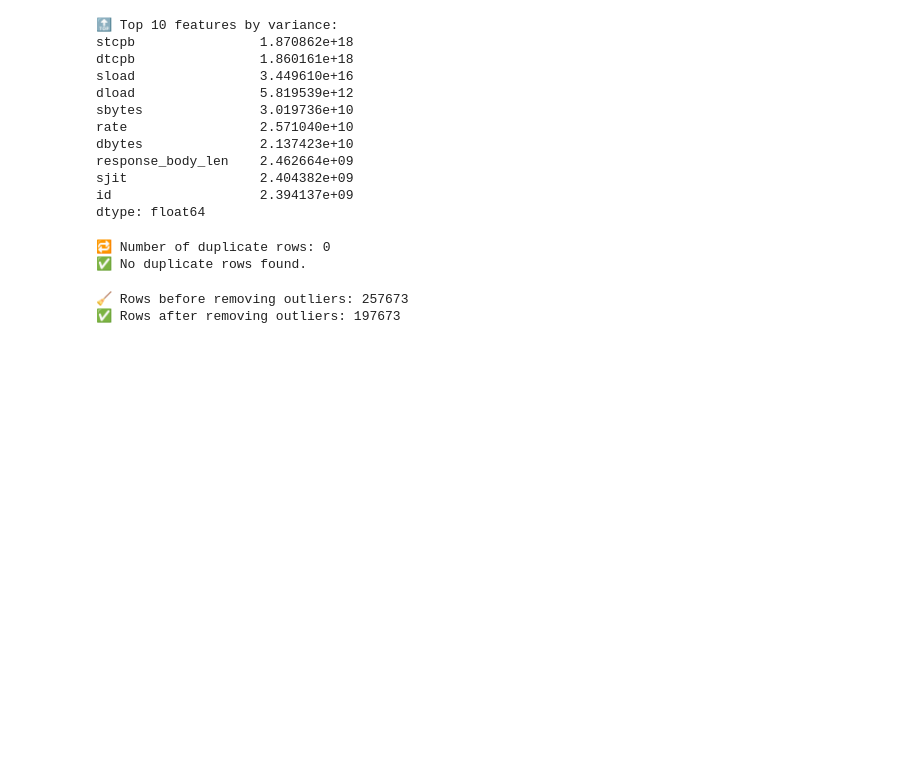
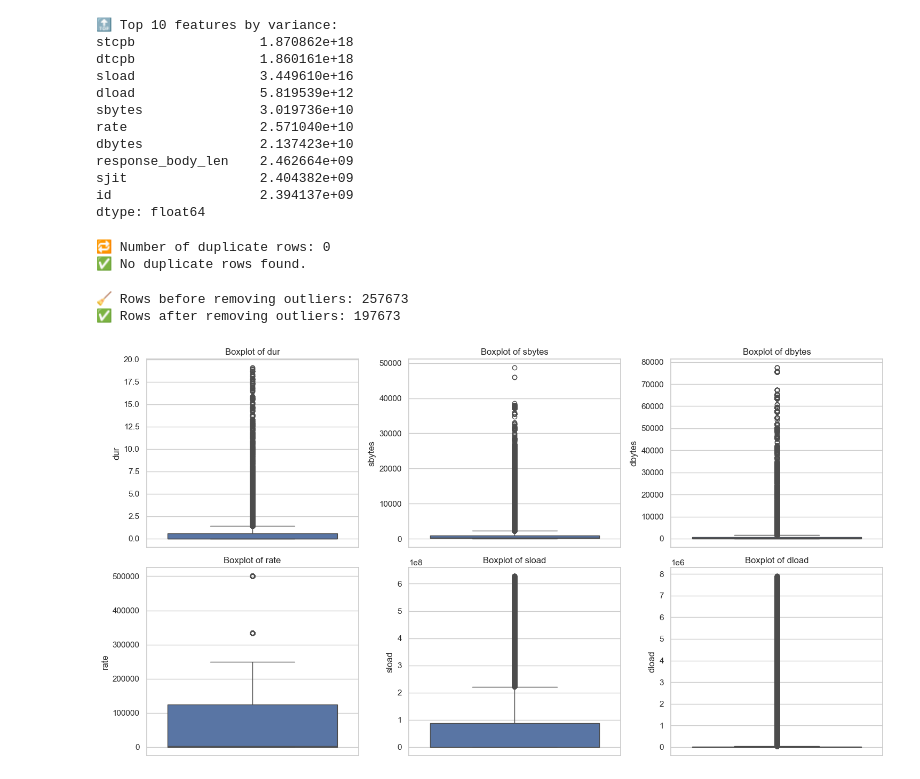
Before and after one commit to Ahsan3172/Zero-day-attack-, a Jupyter notebook: backend/zda.ipynb, the cells around one changed output. Saved outputs shown, nothing was run; the diff lists cells and outputs as text; code cells hidden in the pictures; blank space fills up the shorter version.

Commit message:
Create data visualizations (distributions, correlations, patterns) by Haris

```diff
--- a/backend/zda.ipynb
+++ b/backend/zda.ipynb
@@ -164,3 +164,16 @@ print(f"✅ Rows after removing outliers: {df.shape[0]}")
 # %% [output]
 🧹 Rows before removing outliers: 257673
 ✅ Rows after removing outliers: 197673
+# %%
+# Boxplots for selected columns
+selected_cols = ['dur', 'sbytes', 'dbytes', 'rate', 'sload', 'dload']
+
+plt.figure(figsize=(15, 8))
+for i, col in enumerate(selected_cols):
+    plt.subplot(2, 3, i+1)
+    sns.boxplot(data=df, y=col)
+    plt.title(f'Boxplot of {col}')
+plt.tight_layout()
+plt.show()
+# %% [output]
+[figure, added]
```
Also changed, not shown: parts of 5 cells of this notebook.
